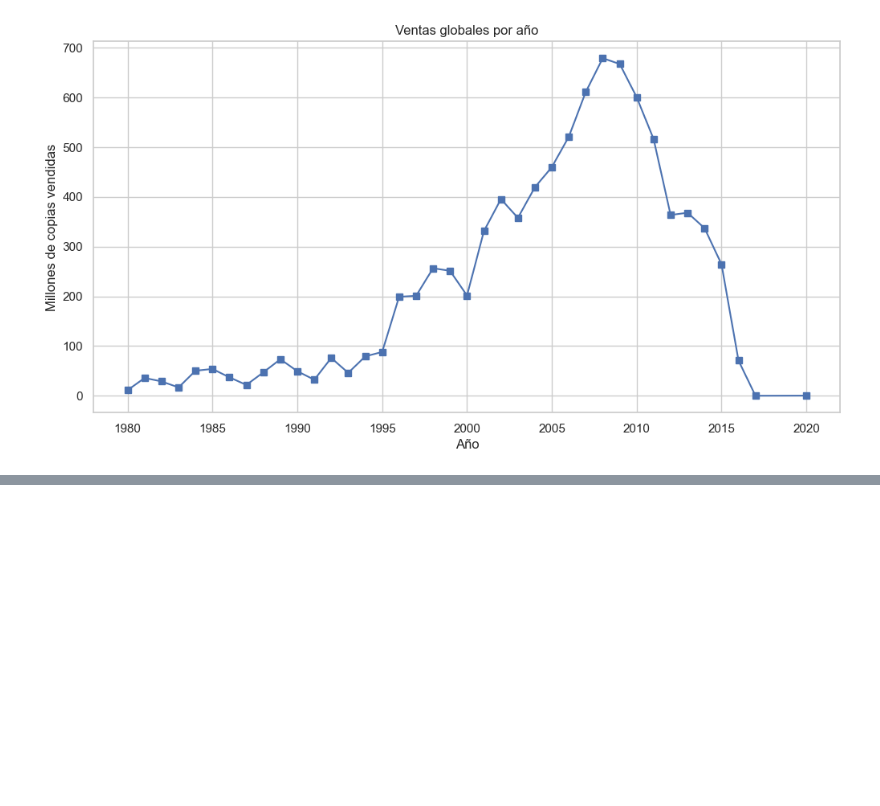
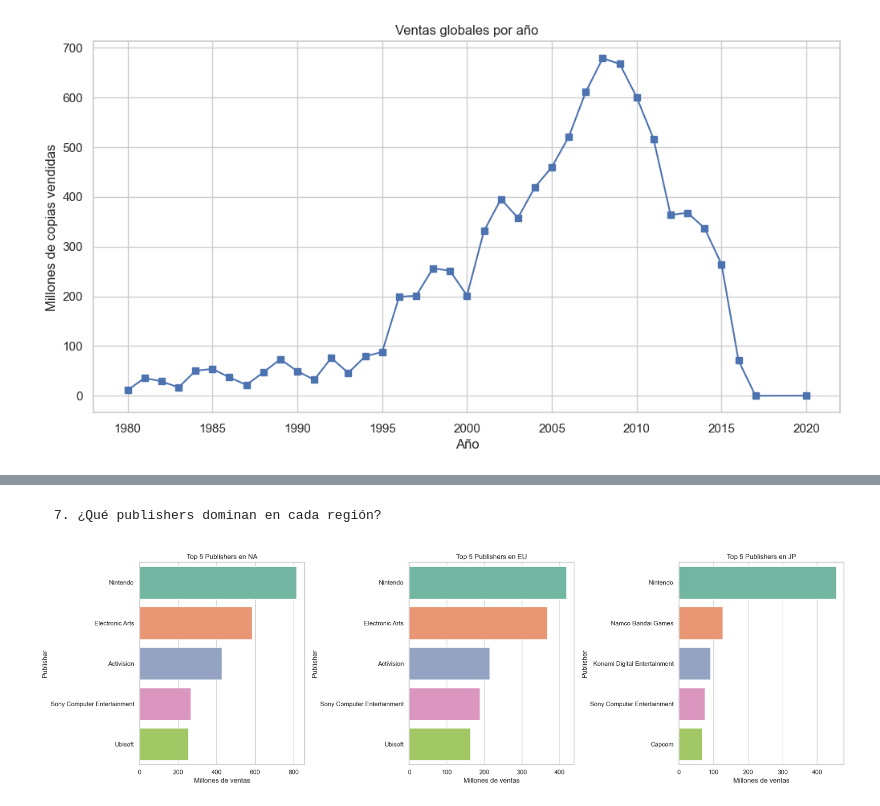
Before and after one commit to jn4varro/video-game-sales-eda, a Jupyter notebook: 01_videogame_sales_analysis.ipynb, the cells around one changed output, grey strips where cells are left out. Saved outputs shown, nothing was run; the diff lists cells and outputs as text; code cells hidden in the pictures; blank space fills up the shorter version.

```diff
--- a/01_videogame_sales_analysis.ipynb
+++ b/01_videogame_sales_analysis.ipynb
@@ -161,0 +199,18 @@ plt.show()
+# %% [markdown]
+    7. ¿Qué publishers dominan en cada región?
+# %%
+# Obtener top 5 publishers por región
+regions = ['NA_Sales', 'EU_Sales', 'JP_Sales']
+fig, axes = plt.subplots(1, 3, figsize=(20, 6))
+
+for i, region in enumerate(regions):
+    top_publishers = df.groupby('Publisher')[region].sum().sort_values(ascending=False).head(5)
+
+    sns.barplot(x=top_publishers.values, y=top_publishers.index, ax=axes[i], palette='Set2')
+    axes[i].set_title(f'Top 5 Publishers en {region.split("_")[0]}')
+    axes[i].set_xlabel('Millones de ventas')
+
+plt.tight_layout()
+plt.show()
+# %% [output]
+[figure, added]
```
Also changed, not shown: parts of 6 cells of this notebook.
